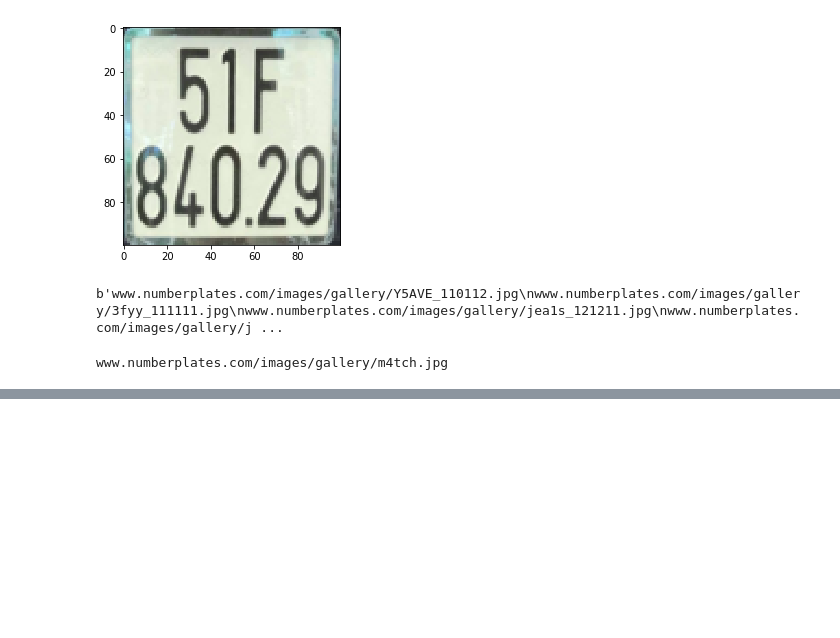
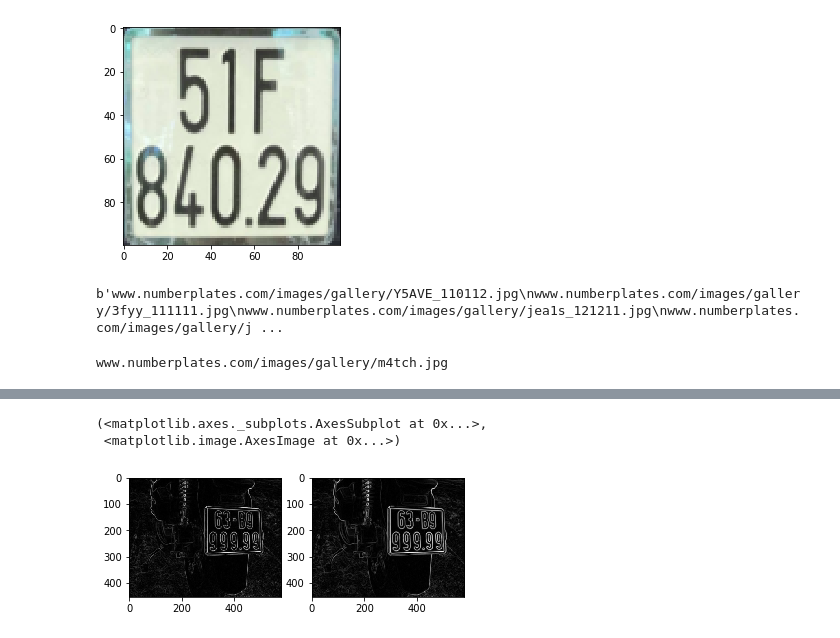
Before and after one commit to lhgiang149/License-Plate-detection, a Jupyter notebook: CropLicensePlate.ipynb, the cells around one changed output, grey strips where cells are left out. Saved outputs shown, nothing was run; the diff lists cells and outputs as text; code cells hidden in the pictures; blank space fills up the shorter version.

```diff
--- a/CropLicensePlate.ipynb
+++ b/CropLicensePlate.ipynb
@@ -204,0 +238,9 @@ with open('pic1.jpg', 'wb') as handle:
+# %%
+img_o = np.sqrt(sobelx_o**2+sobely_o**2)
+img_b = np.sqrt(sobelx_b**2+sobely_b**2)
+mlt.subplot(1,2,1),mlt.imshow(img_o, cmap = 'gray')
+mlt.subplot(1,2,2),mlt.imshow(img_b, cmap = 'gray')
+# %% [output]
+(<matplotlib.axes._subplots.AxesSubplot at 0x...>,
+ <matplotlib.image.AxesImage at 0x...>)
+[figure, added]
```
Also changed, not shown: parts of 4 cells of this notebook.
